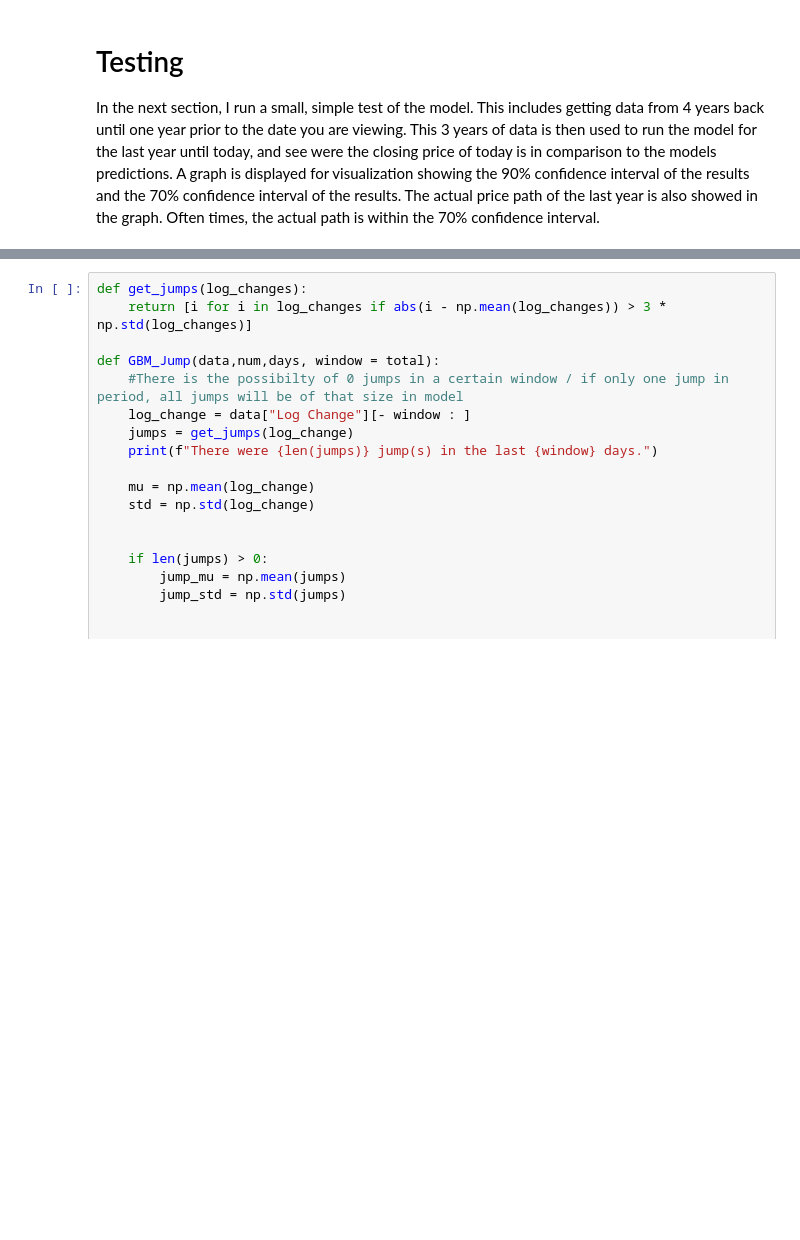
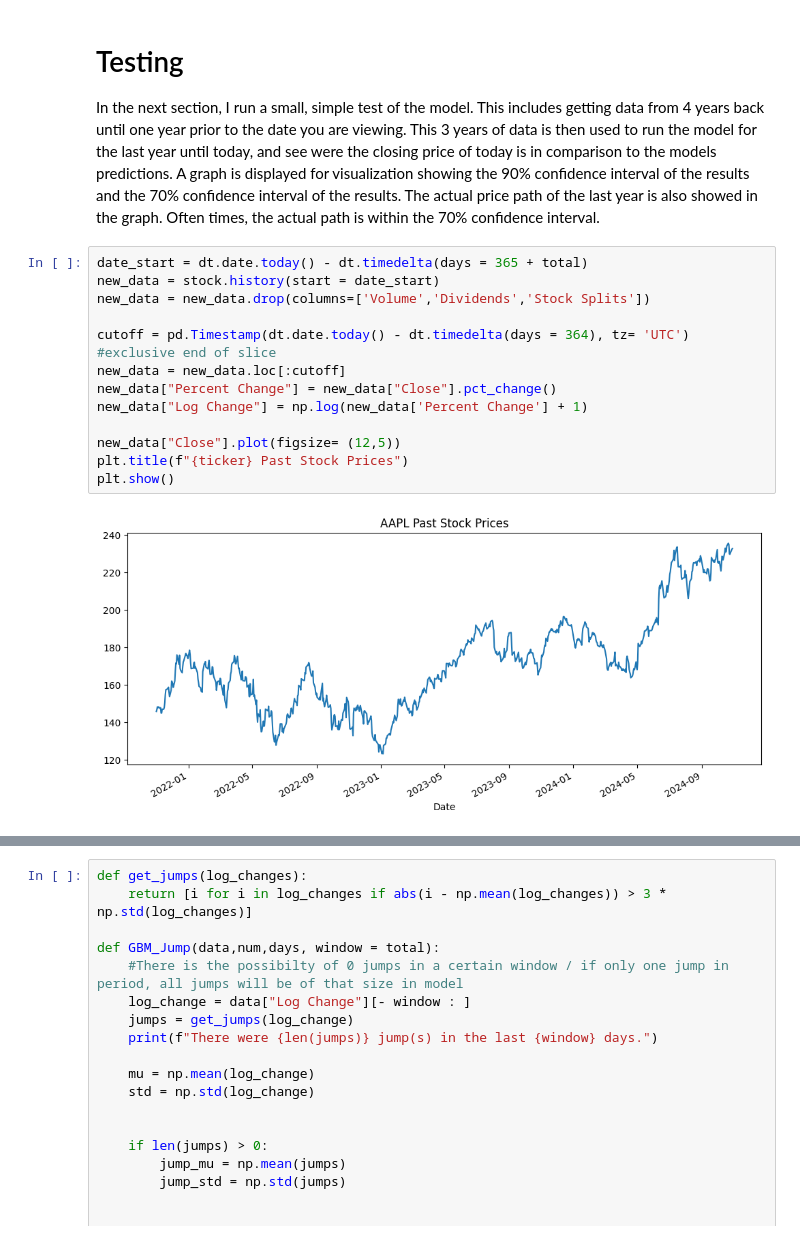
Before and after one commit to No-ha63/FinancialExploration, a Jupyter notebook: MonteCarlo.ipynb, the cells around one changed output, grey strips where cells are left out. Drawn from its saved outputs; the diff is of its cells as text; blank space fills up the shorter version.

```diff
--- a/MonteCarlo.ipynb
+++ b/MonteCarlo.ipynb
@@ -197,6 +197,21 @@ Expected loss: 68.06
 # %% [markdown]
 # Testing
 In the next section, I run a small, simple test of the model. This includes getting data from 4 years back until one year prior to the date you are viewing. This 3 years of data is then used to run the model for the last year until today, and see were the closing price of today is in comparison to the models predictions. A graph is displayed for visualization showing the 90% confidence interval of the results and the 70% confidence interval of the results. The actual price path of the last year is also showed in the graph. Often times, the actual path is within the 70% confidence interval.
+# %%
+date_start = dt.date.today() - dt.timedelta(days = 365 + total)
+new_data = stock.history(start = date_start)
+new_data = new_data.drop(columns=['Volume','Dividends','Stock Splits'])
+
+cutoff = pd.Timestamp(dt.date.today() - dt.timedelta(days = 364), tz= 'UTC') #exclusive end of slice
+new_data = new_data.loc[:cutoff]
+new_data["Percent Change"] = new_data["Close"].pct_change()
+new_data["Log Change"] = np.log(new_data['Percent Change'] + 1)
+
+new_data["Close"].plot(figsize= (12,5))
+plt.title(f"{ticker} Past Stock Prices")
+plt.show()
+# %% [output]
+[figure, added]
 # %%
 inclusive_cutoff = new_data.index[-1]
 test_sim_df = GBM(new_data, n, len(data.loc[inclusive_cutoff:]['Close'])-1)
```
Also changed, not shown: parts of 18 cells of this notebook, 1 other file.
